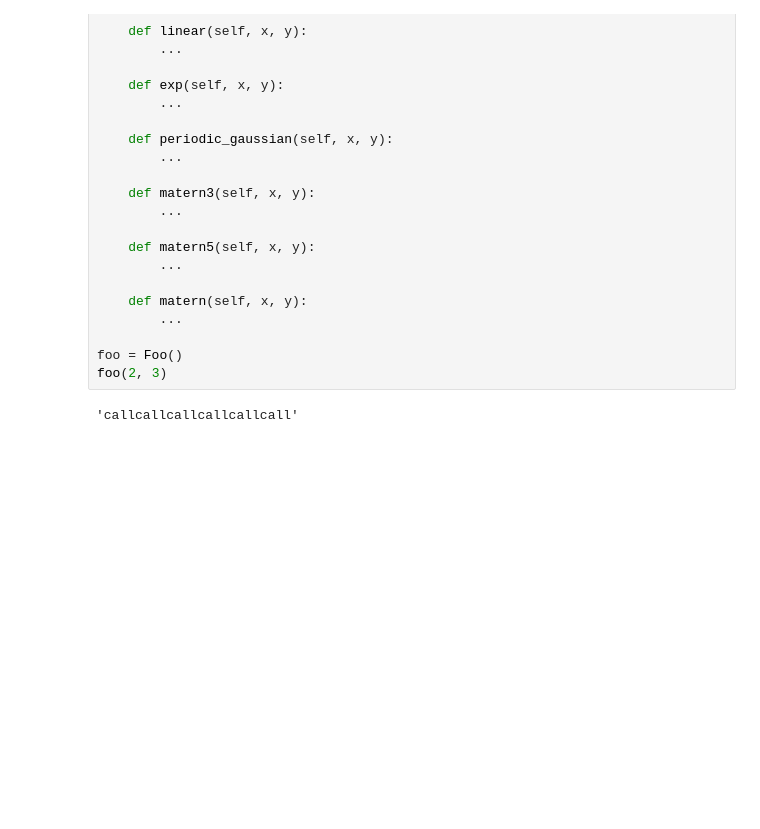
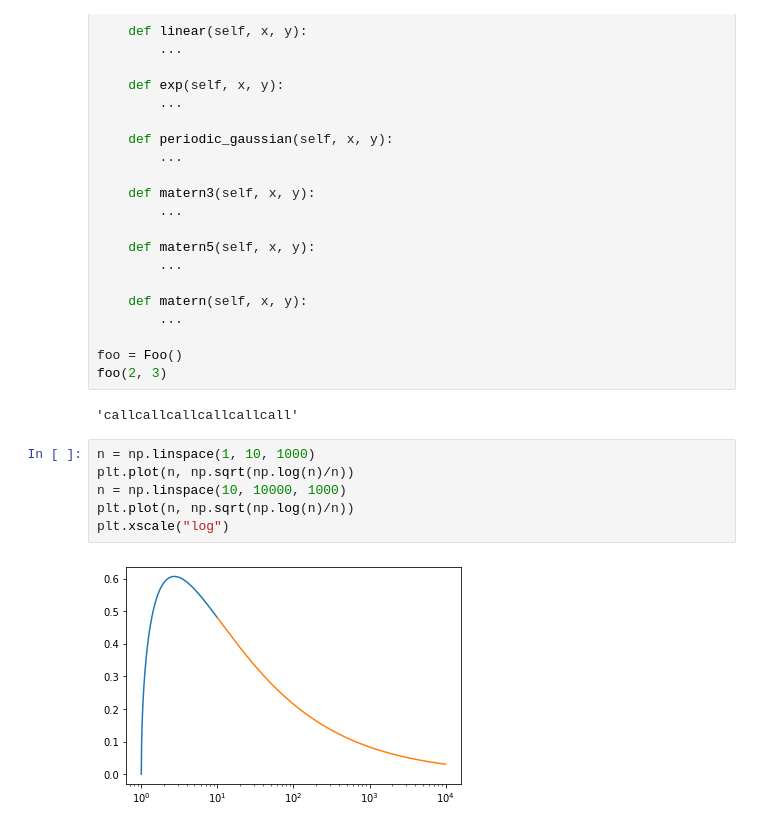
Before and after one commit to h16ki/ising, a Jupyter notebook: src/bayes.ipynb, the cells around one changed output. Saved outputs shown, nothing was run; the diff lists cells and outputs as text; blank space fills up the shorter version.

```diff
--- a/src/bayes.ipynb
+++ b/src/bayes.ipynb
@@ -960,3 +960,11 @@ foo = Foo()
 foo(2, 3)
 # %% [output]
 'callcallcallcallcallcall'
+# %%
+n = np.linspace(1, 10, 1000)
+plt.plot(n, np.sqrt(np.log(n)/n))
+n = np.linspace(10, 10000, 1000)
+plt.plot(n, np.sqrt(np.log(n)/n))
+plt.xscale("log")
+# %% [output]
+[figure, added]
```
